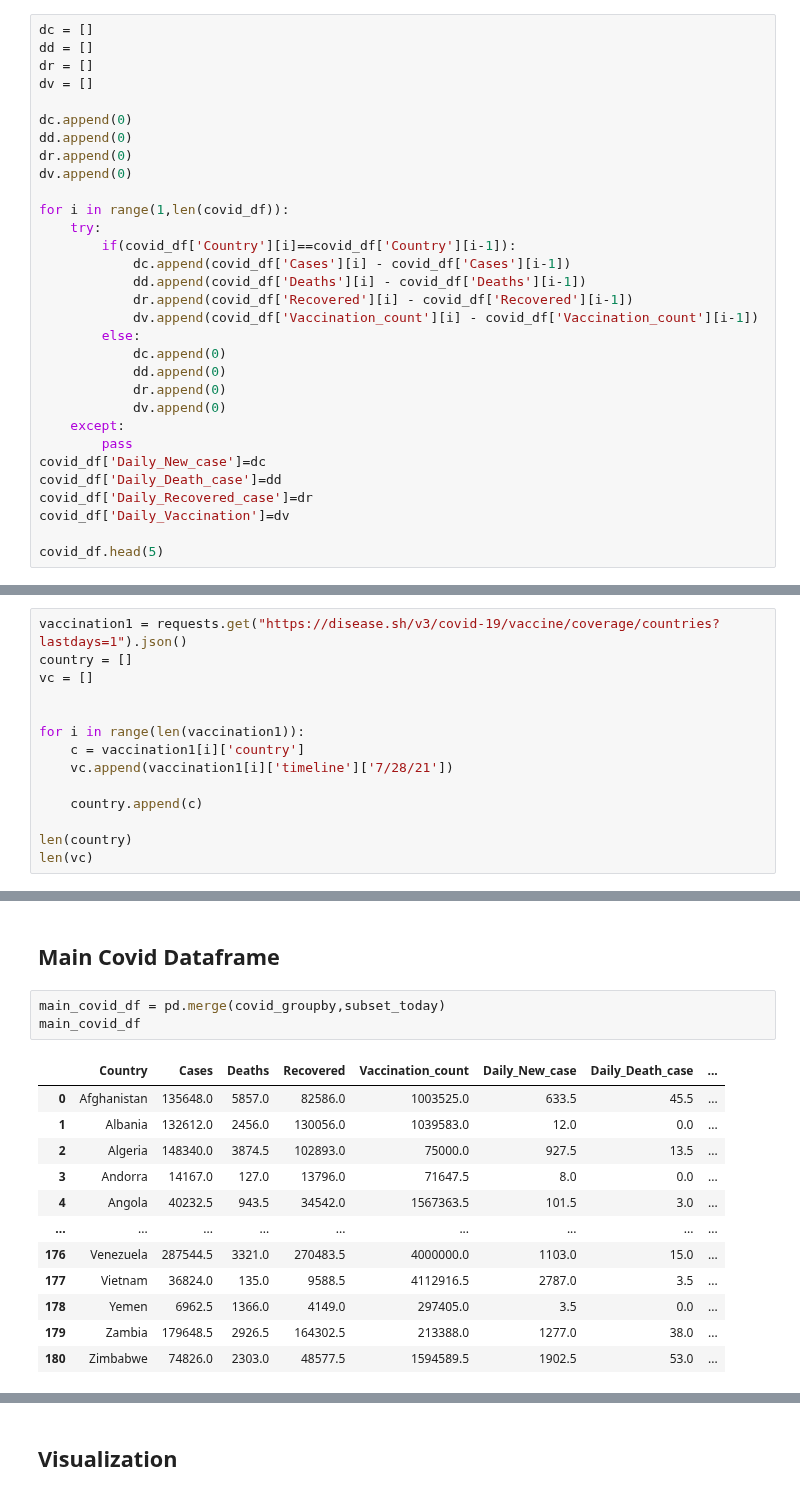
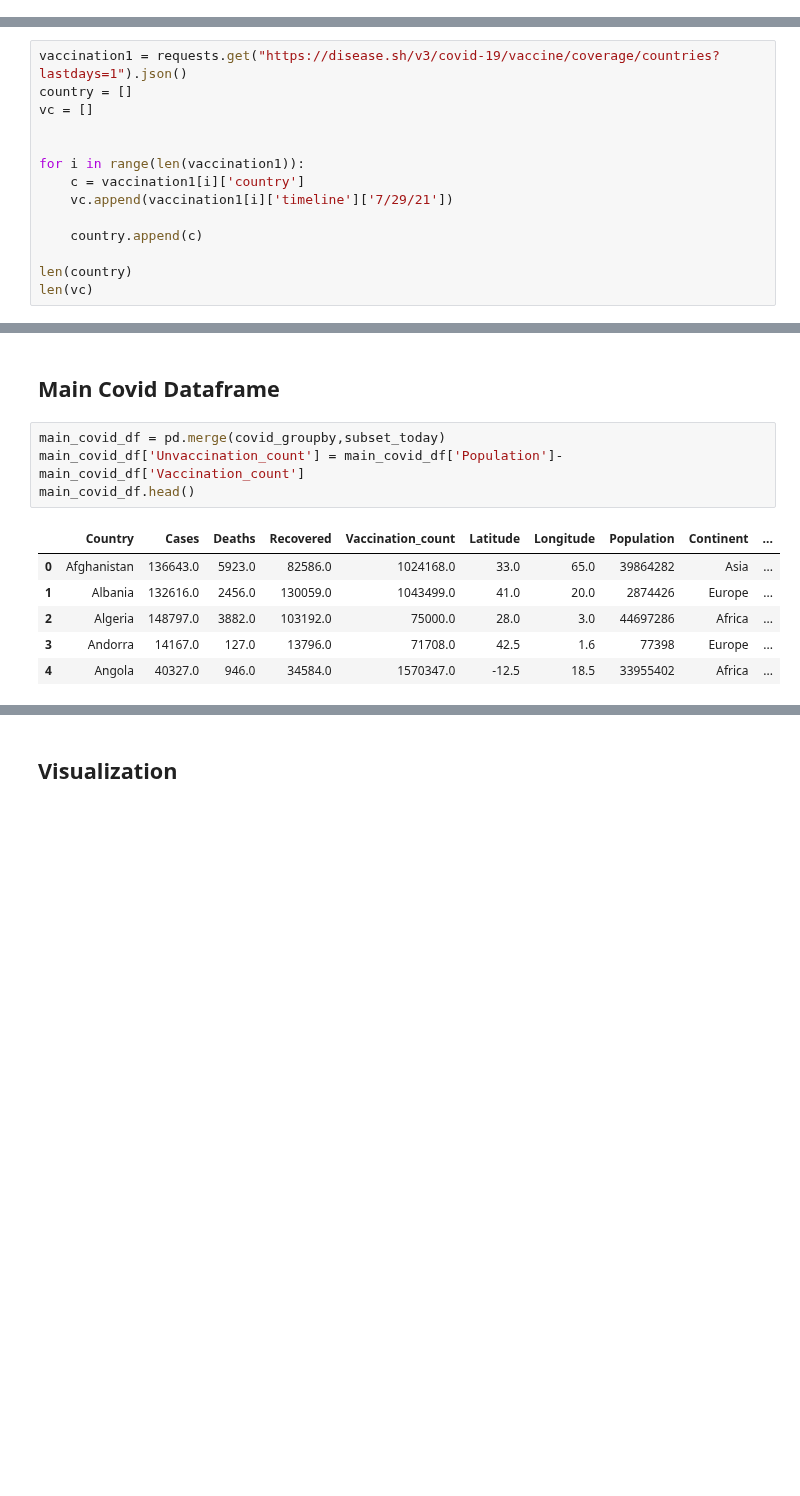
Before and after one commit to cgardner1388/capstoneproject1, a Jupyter notebook: ranz/Team1_Covid_Vaccination_Analysis_visual.ipynb, the cells around one changed output, grey strips where cells are left out. Cells and saved outputs as stored; diff of their text form; blank space fills up the shorter version.

```diff
--- a/ranz/Team1_Covid_Vaccination_Analysis_visual.ipynb
+++ b/ranz/Team1_Covid_Vaccination_Analysis_visual.ipynb
@@ -164,31 +154,0 @@ covid_df.head(10)
-# %%
-dc = []
-dd = []
-dr = []
-dv = []
-
-dc.append(0)
-dd.append(0)
-dr.append(0)
-dv.append(0)
-
-for i in range(1,len(covid_df)):
-    try:
-        if(covid_df['Country'][i]==covid_df['Country'][i-1]):
-            dc.append(covid_df['Cases'][i] - covid_df['Cases'][i-1])
-            dd.append(covid_df['Deaths'][i] - covid_df['Deaths'][i-1])
-            dr.append(covid_df['Recovered'][i] - covid_df['Recovered'][i-1])
-            dv.append(covid_df['Vaccination_count'][i] - covid_df['Vaccination_count'][i-1])
-        else:
-            dc.append(0)
-            dd.append(0)
-            dr.append(0)
-            dv.append(0)
-    except:
-        pass
-covid_df['Daily_New_case']=dc
-covid_df['Daily_Death_case']=dd
-covid_df['Daily_Recovered_case']=dr
-covid_df['Daily_Vaccination']=dv
-
-covid_df.head(5)
@@ -256,7 +248,7 @@ vc = []
 
 for i in range(len(vaccination1)):
     c = vaccination1[i]['country']
-    vc.append(vaccination1[i]['timeline']['7/28/21'])
+    vc.append(vaccination1[i]['timeline']['7/29/21'])
 
     country.append(c)
 
@@ -399,17 +391,12 @@ subset_today.head()
 ## Main Covid Dataframe
 # %%
 main_covid_df = pd.merge(covid_groupby,subset_today)
-main_covid_df
+main_covid_df['Unvaccination_count'] = main_covid_df['Population']- main_covid_df['Vaccination_count']
+main_covid_df.head()
 # %% [output]
-|  | Country | Cases | Deaths | Recovered | Vaccination_count | Daily_New_case | Daily_Death_case | ... |
-| 0 | Afghanistan | 135648.0 | 5857.0 | 82586.0 | 1003525.0 | 633.5 | 45.5 | ... |
-| 1 | Albania | 132612.0 | 2456.0 | 130056.0 | 1039583.0 | 12.0 | 0.0 | ... |
-| 2 | Algeria | 148340.0 | 3874.5 | 102893.0 | 75000.0 | 927.5 | 13.5 | ... |
-| 3 | Andorra | 14167.0 | 127.0 | 13796.0 | 71647.5 | 8.0 | 0.0 | ... |
-| 4 | Angola | 40232.5 | 943.5 | 34542.0 | 1567363.5 | 101.5 | 3.0 | ... |
-| ... | ... | ... | ... | ... | ... | ... | ... | ... |
-| 176 | Venezuela | 287544.5 | 3321.0 | 270483.5 | 4000000.0 | 1103.0 | 15.0 | ... |
-| 177 | Vietnam | 36824.0 | 135.0 | 9588.5 | 4112916.5 | 2787.0 | 3.5 | ... |
-| 178 | Yemen | 6962.5 | 1366.0 | 4149.0 | 297405.0 | 3.5 | 0.0 | ... |
-| 179 | Zambia | 179648.5 | 2926.5 | 164302.5 | 213388.0 | 1277.0 | 38.0 | ... |
-| 180 | Zimbabwe | 74826.0 | 2303.0 | 48577.5 | 1594589.5 | 1902.5 | 53.0 | ... |
+|  | Country | Cases | Deaths | Recovered | Vaccination_count | Latitude | Longitude | Population | Continent | ... |
+| 0 | Afghanistan | 136643.0 | 5923.0 | 82586.0 | 1024168.0 | 33.0 | 65.0 | 39864282 | Asia | ... |
+| 1 | Albania | 132616.0 | 2456.0 | 130059.0 | 1043499.0 | 41.0 | 20.0 | 2874426 | Europe | ... |
+| 2 | Algeria | 148797.0 | 3882.0 | 103192.0 | 75000.0 | 28.0 | 3.0 | 44697286 | Africa | ... |
+| 3 | Andorra | 14167.0 | 127.0 | 13796.0 | 71708.0 | 42.5 | 1.6 | 77398 | Europe | ... |
+| 4 | Angola | 40327.0 | 946.0 | 34584.0 | 1570347.0 | -12.5 | 18.5 | 33955402 | Africa | ... |
```
Also changed, not shown: parts of 33 cells of this notebook.
